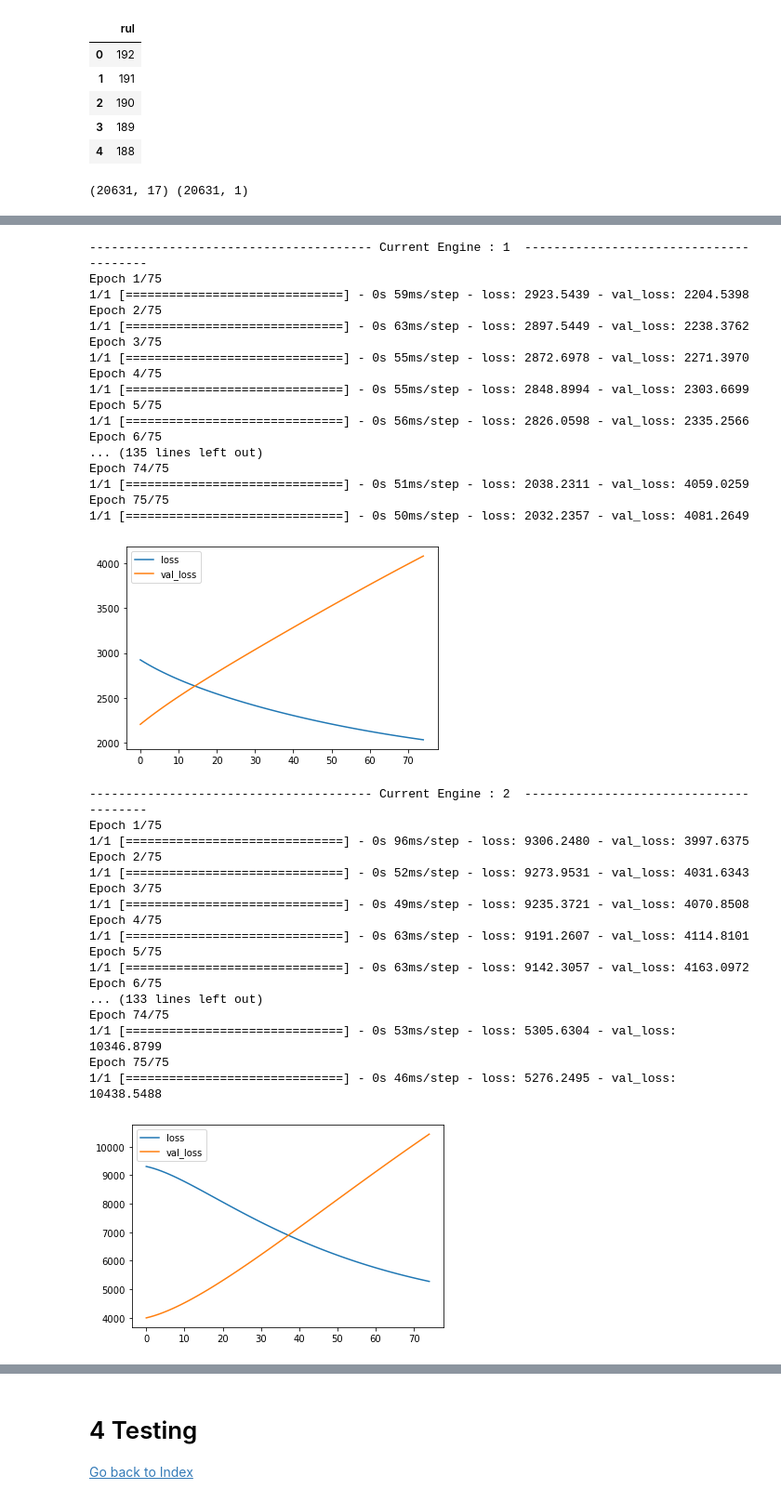
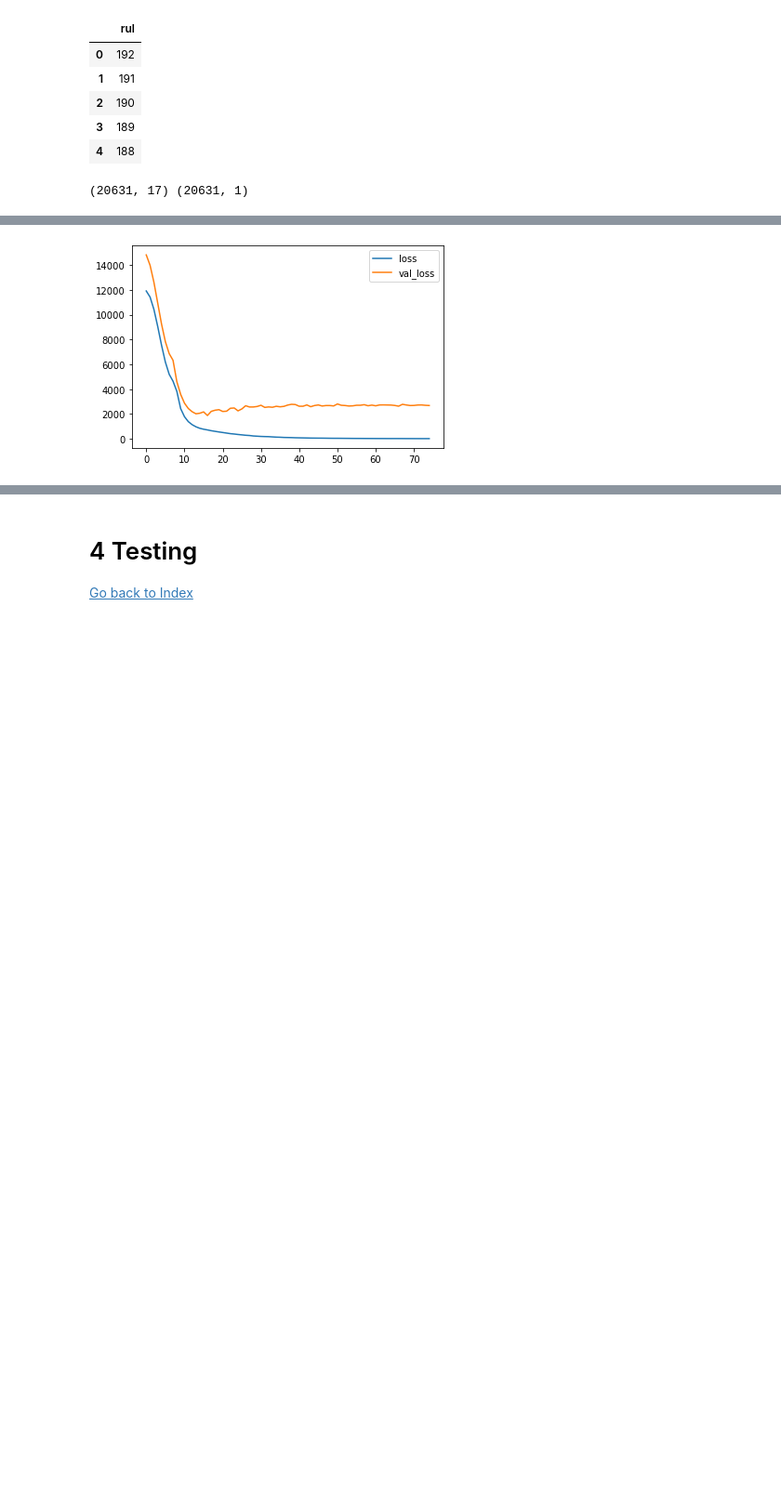
Before and after one commit to mehidi38/RUL-Prediction, a Jupyter notebook: RUL Prediction using LSTM Lookback=20.ipynb, the cells around one changed output, grey strips where cells are left out. Shown: that part at 93% size. Drawn from its saved outputs; the diff is of its cells as text; code cells hidden in the pictures; blank space fills up the shorter version.

```diff
--- a/RUL Prediction using LSTM Lookback=20.ipynb
+++ b/RUL Prediction using LSTM Lookback=20.ipynb
@@ -255,0 +245,9 @@ print(y_train_new[0])
+# %%
+print(max_cycles)
+print(sum(max_cycles))
+count = 0
+for cycle_len in max_cycles:
+    for i in range(21):
+        y_train[count+i] = 0
+    count = count + cycle_len
+print(count)
@@ -260,7 +277,6 @@ def create_dataset(X, look_back=20):
         data.append(X[i:(i+look_back)])
     return np.array(data)
 
-for i in range(len(X_train_new)):
-    X_train_new[i] = create_dataset(X_train_new[i])
-    y_train_new[i] = y_train_new[i][21:]
-    y_train_new[i] = np.array(y_train_new[i])
+
+X_train = create_dataset(X_train)
+y_train = y_train[21:]
@@ -303,0 +330,8 @@ X_train_new[0].shape
+# %%
+history = model.fit(
+    X_train,
+    y_train,
+    batch_size=512,
+    epochs=75,
+    validation_split=0.15,
+    verbose=1)
@@ -304,52 +362,8 @@ X_train_new[0].shape
 # %%
-for i in range(len(X_train_new)):
-    print("--------------------------------------- Current Engine :",i+1," ---------------------------------------")
-    history = model.fit(
-    X_train_new[i],
-    y_train_new[i],
-    batch_size=512,
-    epochs=75,
-    validation_split=0.15,
-    verbose=1)
-    # Loss Graph
-    plt.plot(history.epoch, history.history['loss'] , label = "loss")
-    plt.plot(history.epoch, history.history['val_loss'] , label = "val_loss")
-    plt.legend()
-    plt.show()
+# Loss Graph
+plt.plot(history.epoch, history.history['loss'] , label = "loss")
+plt.plot(history.epoch, history.history['val_loss'] , label = "val_loss")
+plt.legend()
+plt.show()
 # %% [output]
---------------------------------------- Current Engine : 1  ---------------------------------------
-Epoch 1/75
-1/1 [==============================] - 0s 59ms/step - loss: 2923.5439 - val_loss: 2204.5398
-Epoch 2/75
-1/1 [==============================] - 0s 63ms/step - loss: 2897.5449 - val_loss: 2238.3762
-Epoch 3/75
-1/1 [==============================] - 0s 55ms/step - loss: 2872.6978 - val_loss: 2271.3970
-Epoch 4/75
-1/1 [==============================] - 0s 55ms/step - loss: 2848.8994 - val_loss: 2303.6699
-Epoch 5/75
-1/1 [==============================] - 0s 56ms/step - loss: 2826.0598 - val_loss: 2335.2566
-Epoch 6/75
-... (135 lines left out)
-Epoch 74/75
-1/1 [==============================] - 0s 51ms/step - loss: 2038.2311 - val_loss: 4059.0259
-Epoch 75/75
-1/1 [==============================] - 0s 50ms/step - loss: 2032.2357 - val_loss: 4081.2649
-[figure, old version]
+[figure, new version]
---------------------------------------- Current Engine : 2  ---------------------------------------
-Epoch 1/75
-1/1 [==============================] - 0s 96ms/step - loss: 9306.2480 - val_loss: 3997.6375
-Epoch 2/75
-1/1 [==============================] - 0s 52ms/step - loss: 9273.9531 - val_loss: 4031.6343
-Epoch 3/75
-1/1 [==============================] - 0s 49ms/step - loss: 9235.3721 - val_loss: 4070.8508
-Epoch 4/75
-1/1 [==============================] - 0s 63ms/step - loss: 9191.2607 - val_loss: 4114.8101
-Epoch 5/75
-1/1 [==============================] - 0s 63ms/step - loss: 9142.3057 - val_loss: 4163.0972
-Epoch 6/75
-... (133 lines left out)
-Epoch 74/75
-1/1 [==============================] - 0s 53ms/step - loss: 5305.6304 - val_loss: 10346.8799
-Epoch 75/75
-1/1 [==============================] - 0s 46ms/step - loss: 5276.2495 - val_loss: 10438.5488
-[figure, removed]
```
Also changed, not shown: parts of 45 cells of this notebook, 2 other files.
